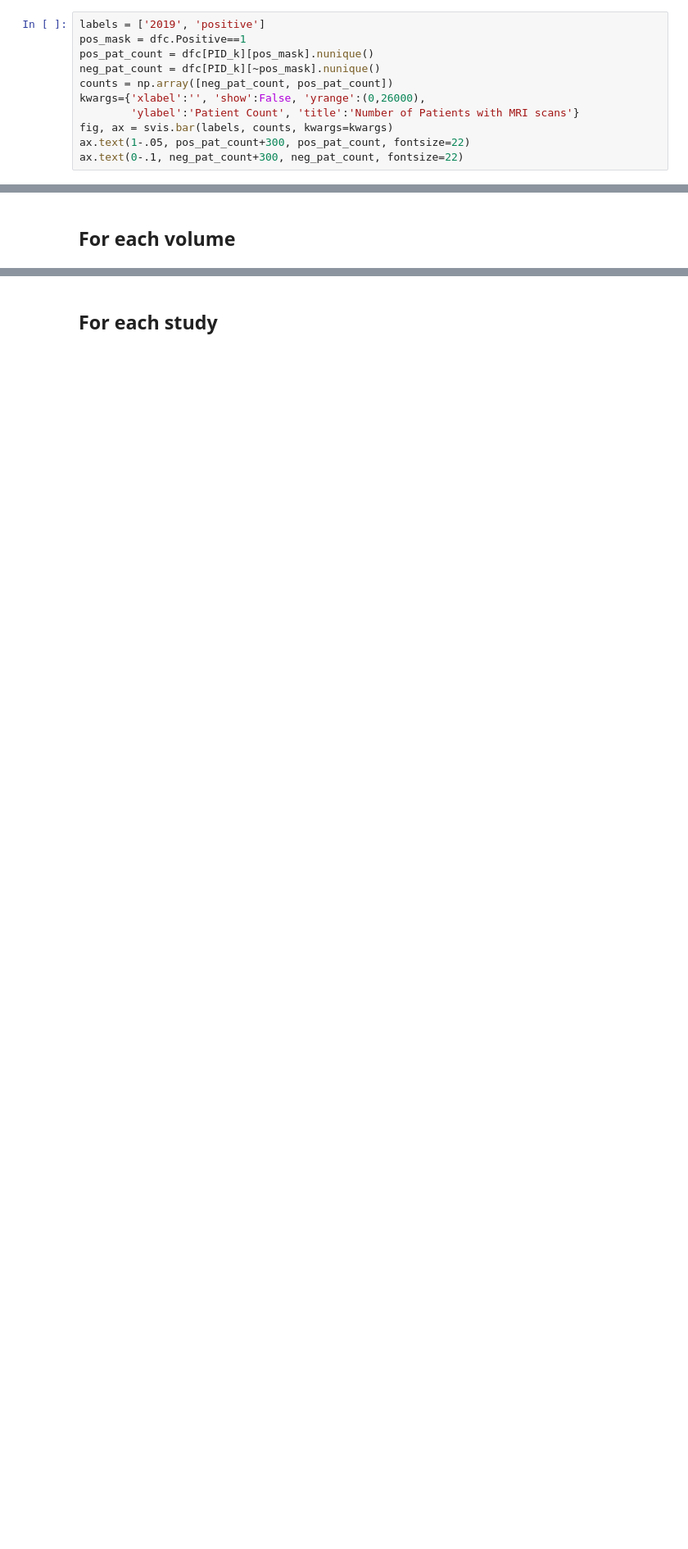
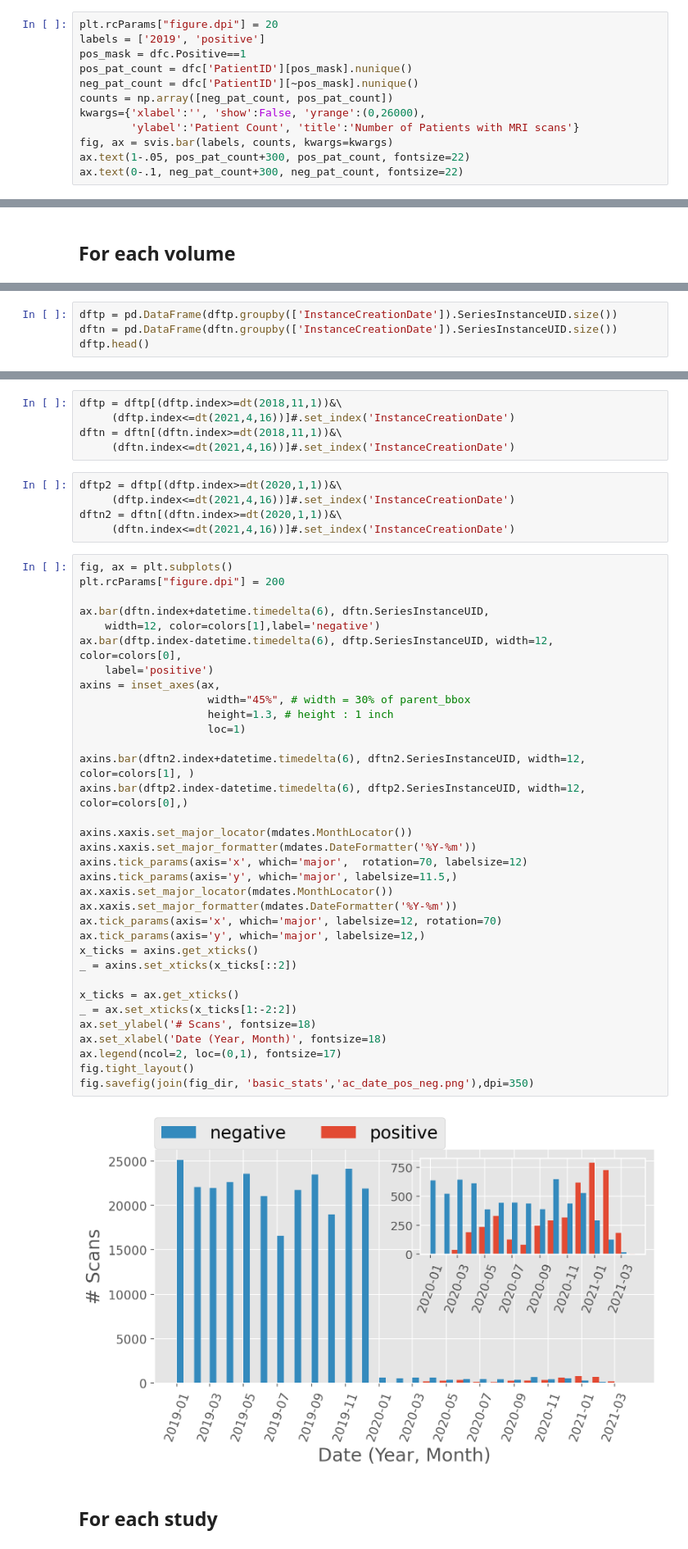
Before and after one commit to Kiril94/Thesis, a Jupyter notebook: cobra/ds_notebooks/general_stats_clean.ipynb, the cells around one changed output, grey strips where cells are left out. Shown: that part at 82% size. Drawn from its saved outputs; the diff is of its cells as text; blank space fills up the shorter version.

```diff
--- a/cobra/ds_notebooks/general_stats_clean.ipynb
+++ b/cobra/ds_notebooks/general_stats_clean.ipynb
@@ -79,8 +60,9 @@ ValueError: The truth value of a Series is ambiguous. Use a.empty, a.bool(), a.i
 # %%
+plt.rcParams["figure.dpi"] = 20
 labels = ['2019', 'positive']
 pos_mask = dfc.Positive==1
-pos_pat_count = dfc[PID_k][pos_mask].nunique()
-neg_pat_count = dfc[PID_k][~pos_mask].nunique()
+pos_pat_count = dfc['PatientID'][pos_mask].nunique()
+neg_pat_count = dfc['PatientID'][~pos_mask].nunique()
 counts = np.array([neg_pat_count, pos_pat_count])
 kwargs={'xlabel':'', 'show':False, 'yrange':(0,26000),
         'ylabel':'Patient Count', 'title':'Number of Patients with MRI scans'}
@@ -130,0 +98,4 @@ fig.savefig(join(fig_dir, 'basic_stats','year_month_volumes'),dpi=100)
+# %%
+dftp = pd.DataFrame(dftp.groupby(['InstanceCreationDate']).SeriesInstanceUID.size())
+dftn = pd.DataFrame(dftn.groupby(['InstanceCreationDate']).SeriesInstanceUID.size())
+dftp.head()
@@ -131,2 +110,48 @@ fig.savefig(join(fig_dir, 'basic_stats','year_month_volumes'),dpi=100)
+# %%
+dftp = dftp[(dftp.index>=dt(2018,11,1))&\
+     (dftp.index<=dt(2021,4,16))]#.set_index('InstanceCreationDate')
+dftn = dftn[(dftn.index>=dt(2018,11,1))&\
+     (dftn.index<=dt(2021,4,16))]#.set_index('InstanceCreationDate')
+# %%
+dftp2 = dftp[(dftp.index>=dt(2020,1,1))&\
+     (dftp.index<=dt(2021,4,16))]#.set_index('InstanceCreationDate')
+dftn2 = dftn[(dftn.index>=dt(2020,1,1))&\
+     (dftn.index<=dt(2021,4,16))]#.set_index('InstanceCreationDate')
+# %%
+fig, ax = plt.subplots()
+plt.rcParams["figure.dpi"] = 200
+
+ax.bar(dftn.index+datetime.timedelta(6), dftn.SeriesInstanceUID,
+    width=12, color=colors[1],label='negative')
+ax.bar(dftp.index-datetime.timedelta(6), dftp.SeriesInstanceUID, width=12, color=colors[0],
+    label='positive')
+axins = inset_axes(ax,
+                    width="45%", # width = 30% of parent_bbox
+                    height=1.3, # height : 1 inch
+                    loc=1)
+
+axins.bar(dftn2.index+datetime.timedelta(6), dftn2.SeriesInstanceUID, width=12, color=colors[1], )
+axins.bar(dftp2.index-datetime.timedelta(6), dftp2.SeriesInstanceUID, width=12, color=colors[0],)
+
+axins.xaxis.set_major_locator(mdates.MonthLocator())
+axins.xaxis.set_major_formatter(mdates.DateFormatter('%Y-%m'))
+axins.tick_params(axis='x', which='major',  rotation=70, labelsize=12)
+axins.tick_params(axis='y', which='major', labelsize=11.5,)
+ax.xaxis.set_major_locator(mdates.MonthLocator())
+ax.xaxis.set_major_formatter(mdates.DateFormatter('%Y-%m'))
+ax.tick_params(axis='x', which='major', labelsize=12, rotation=70)
+ax.tick_params(axis='y', which='major', labelsize=12,)
+x_ticks = axins.get_xticks()
+_ = axins.set_xticks(x_ticks[::2])
+
+x_ticks = ax.get_xticks()
+_ = ax.set_xticks(x_ticks[1:-2:2])
+ax.set_ylabel('# Scans', fontsize=18)
+ax.set_xlabel('Date (Year, Month)', fontsize=18)
+ax.legend(ncol=2, loc=(0,1), fontsize=17)
+fig.tight_layout()
+fig.savefig(join(fig_dir, 'basic_stats','ac_date_pos_neg.png'),dpi=350)
+# %% [output]
+[figure, added]
 # %% [markdown]
 ## For each study
```
Also changed, not shown: parts of 23 cells of this notebook, 3 other files.
